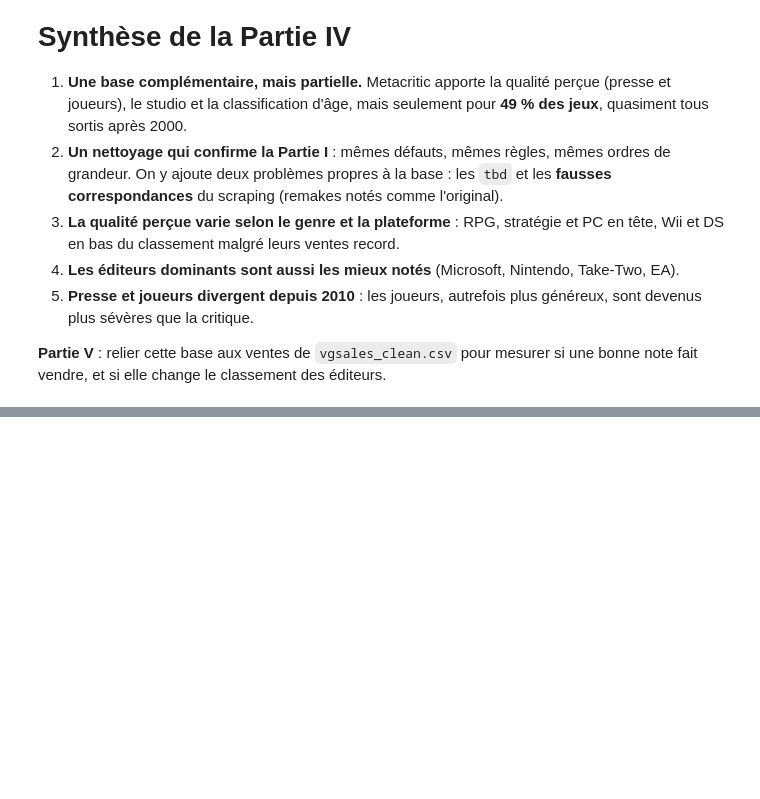
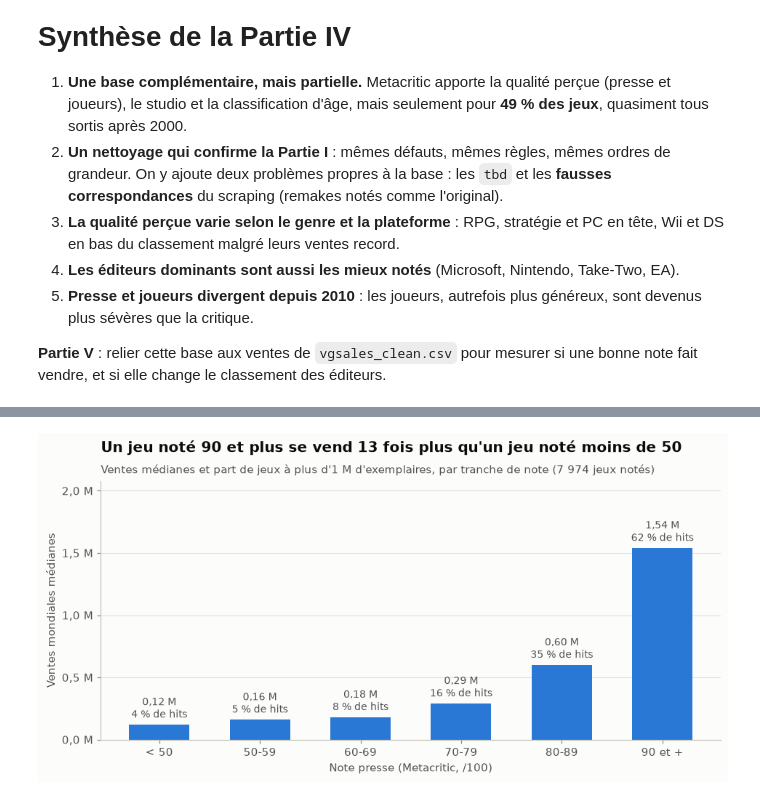
Before and after one commit to BOUADEIKHEIREDDINE/vgsales-data-wrangling, a Jupyter notebook: bdd2.ipynb, the cells around one changed output, grey strips where cells are left out. Drawn from its saved outputs; the diff is of its cells as text; code cells hidden in the pictures; blank space fills up the shorter version.

```diff
--- a/bdd2.ipynb
+++ b/bdd2.ipynb
@@ -527,0 +659,9 @@ Les écarts les plus forts racontent deux histoires différentes :
+# %%
+notes_v = joint[joint["Note_Presse"]].copy()
+notes_v["Tranche_note"] = pd.cut(notes_v["Critic_Score"], [0, 50, 60, 70, 80, 90, 101], right=False,
+                                 labels=["< 50", "50-59", "60-69", "70-79", "80-89", "90 et +"])
+notes_v["Hit"] = notes_v["Global_Sales"] >= C.SEUIL_HIT
+par_note = notes_v.groupby("Tranche_note", observed=True).agg(
+    Jeux=("Name", "size"), Ventes_medianes=("Global_Sales", "median"),
+    Ventes_moyennes=("Global_Sales", "mean"), Taux_hits=("Hit", "mean"))
+par_note.round(3)
@@ -527,0 +677,20 @@ Les écarts les plus forts racontent deux histoires différentes :
+# %%
+fig, ax = plt.subplots(figsize=(10, 4.2))
+x = np.arange(len(par_note))
+ax.bar(x, par_note["Ventes_medianes"], color=PRESSE, width=0.6)
+for xi, (v, h) in enumerate(zip(par_note["Ventes_medianes"], par_note["Taux_hits"])):
+    ax.text(xi, v + 0.03, f"{viz.fr(v, 2)} M\n{viz.pct(h)} de hits", ha="center", va="bottom", fontsize=9, color=C.ENCRE_2)
+ax.set_xticks(x, par_note.index)
+ax.set_ylim(0, par_note["Ventes_medianes"].max() * 1.35)
+format_m = lambda v, _: viz.fr(v, 1) + " M"
+ax.yaxis.set_major_formatter(plt.FuncFormatter(format_m))
+ax.yaxis.set_major_locator(plt.MultipleLocator(0.5))
+ax.grid(axis="x", visible=False)
+ax.set_xlabel("Note presse (Metacritic, /100)")
+ax.set_ylabel("Ventes mondiales médianes")
+viz.titre(ax, "Un jeu noté 90 et plus se vend 13 fois plus qu'un jeu noté moins de 50",
+          f"Ventes médianes et part de jeux à plus d'1 M d'exemplaires, par tranche de note ({viz.fr(len(notes_v), 0)} jeux notés)")
+viz.sauver(fig, "36_jointure_ventes_par_note")
+plt.show()
+# %% [output]
+[figure, added]
```
Also changed, not shown: parts of 27 cells of this notebook, 6 other files.
